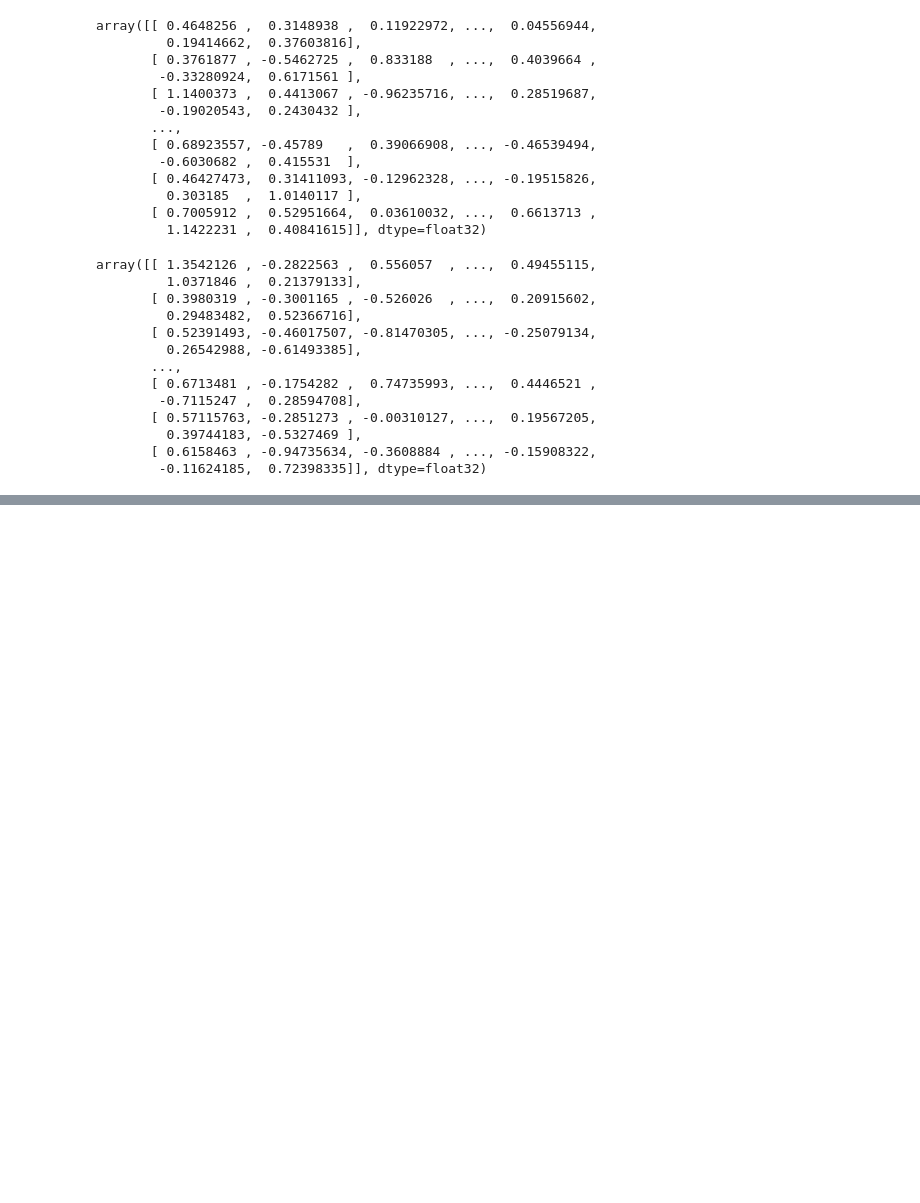
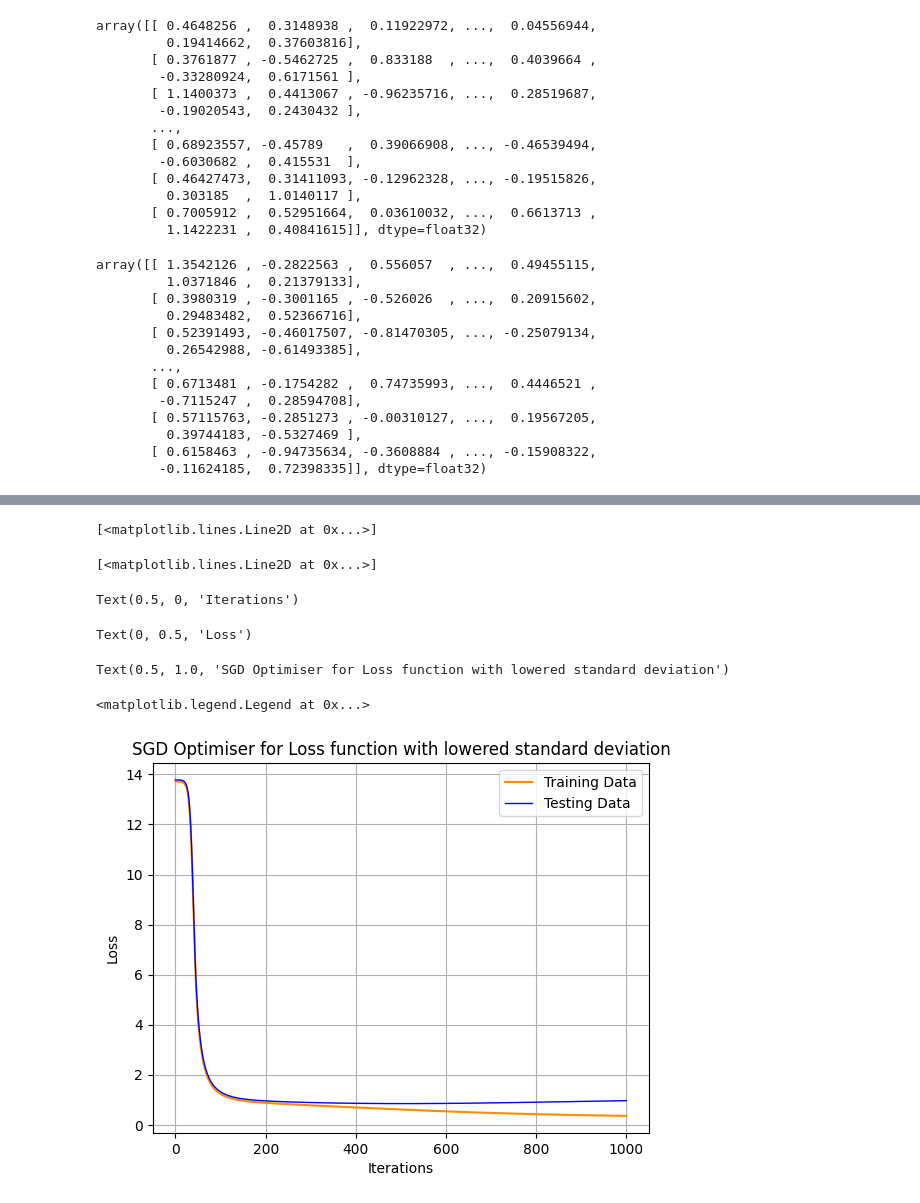
Before and after one commit to GauriMahangare/crs_ds, a Jupyter notebook: models/04_recommendation_collaborative.ipynb, the cells around one changed output, grey strips where cells are left out. Drawn from its saved outputs; the diff is of its cells as text; code cells hidden in the pictures; blank space fills up the shorter version.

```diff
--- a/models/04_recommendation_collaborative.ipynb
+++ b/models/04_recommendation_collaborative.ipynb
@@ -981,0 +1146,2 @@ user_recommendations(model, measure=COSINE, k=5)
+# %%
+loss_result_lowinit,opt_emb_lowinit,U_lowinit,V_lowinit = train(num_iterations=1000,learning_rate=10,init_stddev=0.05,embedding_dim=30)
@@ -981,0 +1166,20 @@ user_recommendations(model, measure=COSINE, k=5)
+# %%
+lw = 1
+%matplotlib inline
+plt.plot(loss_result_lowinit.index, loss_result_lowinit['train_loss'], color='darkorange', label='Training Data')
+plt.plot(loss_result_lowinit.index,loss_result_lowinit['test_loss'], color='blue', linewidth=lw, label='Testing Data')
+
+plt.xlabel('Iterations')
+plt.ylabel('Loss')
+plt.title('SGD Optimiser for Loss function with lowered standard deviation')
+plt.legend()
+plt.grid(True)
+plt.show()
+# %% [output]
+[<matplotlib.lines.Line2D at 0x...>]
+[<matplotlib.lines.Line2D at 0x...>]
+Text(0.5, 0, 'Iterations')
+Text(0, 0.5, 'Loss')
+Text(0.5, 1.0, 'SGD Optimiser for Loss function with lowered standard deviation')
+<matplotlib.legend.Legend at 0x...>
+[figure, added]
```
Also changed, not shown: parts of 79 cells of this notebook.
